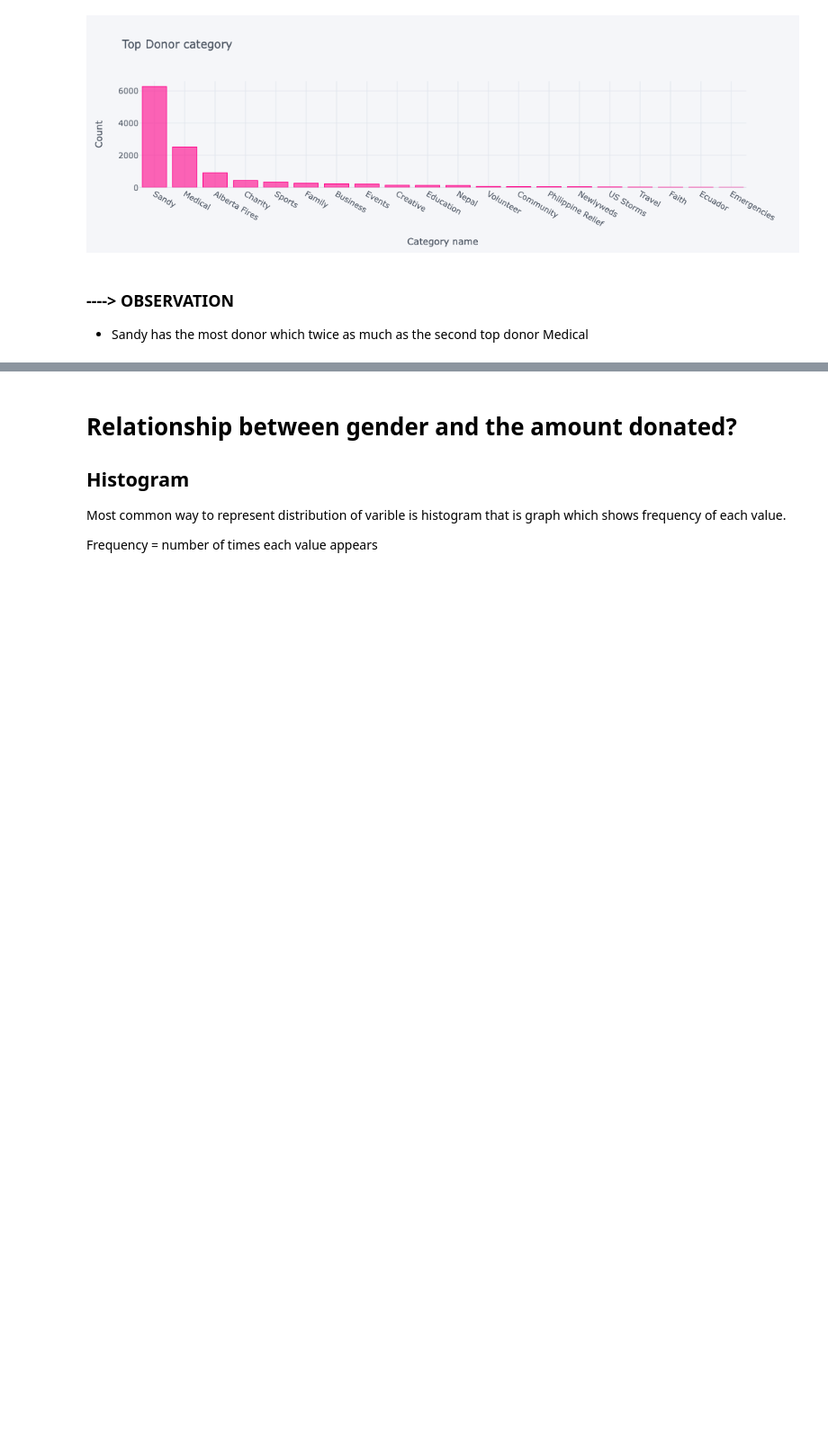
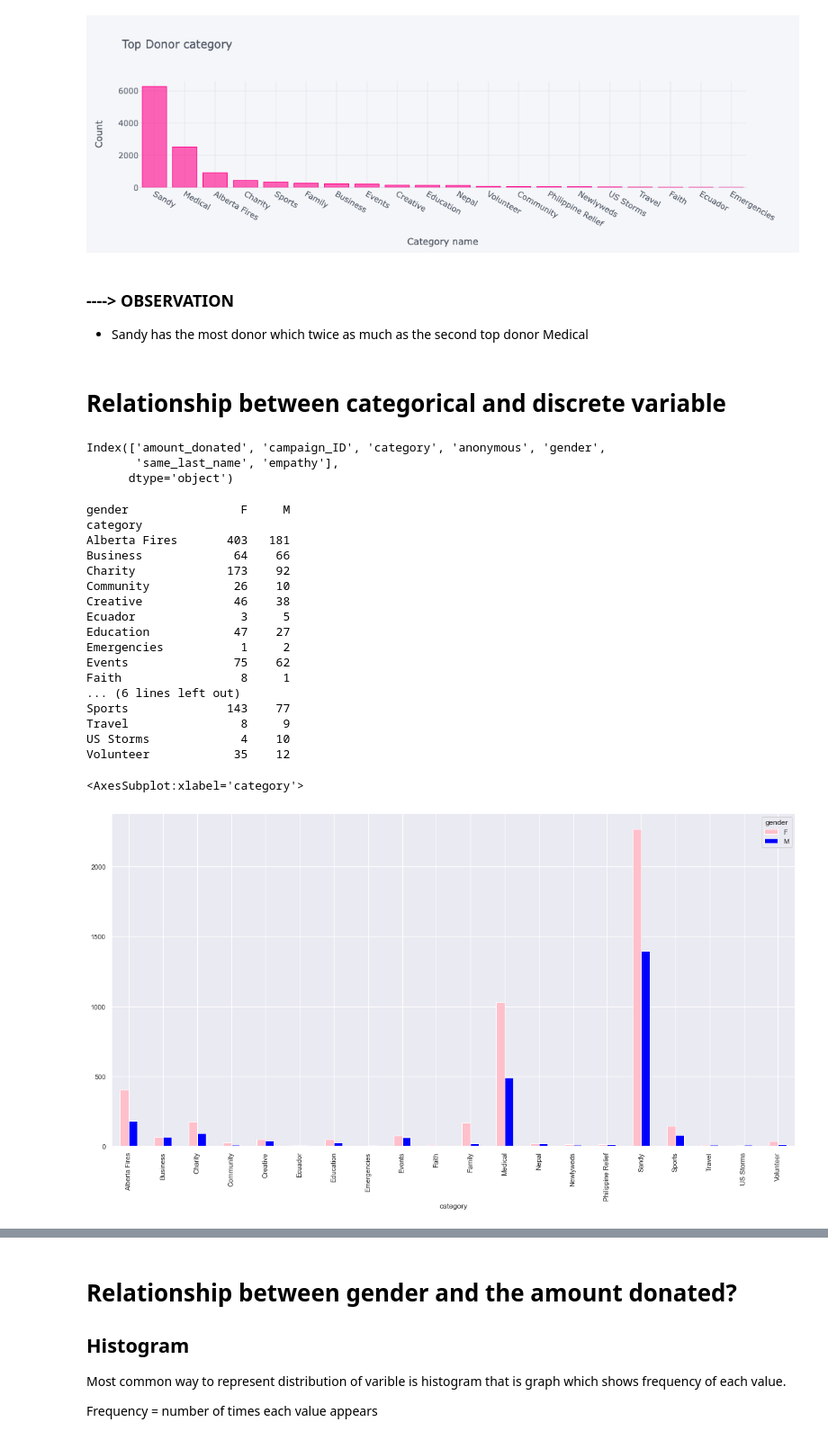
Before and after one commit to tnathu-ai/Oaktree, a Jupyter notebook: task.ipynb, the cells around one changed output, grey strips where cells are left out. Shown at 90% size. Drawn from its saved outputs; the diff is of its cells as text; code cells hidden in the pictures; blank space fills up the shorter version.

```diff
--- a/task.ipynb
+++ b/task.ipynb
@@ -329,3 +364,37 @@ temp.iplot(kind='bar', xTitle = 'Category name', yTitle = "Count", title = 'Top
 ### ----> OBSERVATION
 
 + Sandy has the most donor which twice as much as the second top donor Medical
+# %% [markdown]
+# Relationship between categorical and discrete variable
+# %%
+df.columns
+# %% [output]
+Index(['amount_donated', 'campaign_ID', 'category', 'anonymous', 'gender',
+       'same_last_name', 'empathy'],
+      dtype='object')
+# %%
+# Cross tabulation between catgory and gender
+CrosstabResult=pd.crosstab(index=df['category'],columns=df['gender'])
+print(CrosstabResult)
+
+CrosstabResult.plot.bar(color=["pink","blue"])
+# %% [output]
+gender                F     M
+category
+Alberta Fires       403   181
+Business             64    66
+Charity             173    92
+Community            26    10
+Creative             46    38
+Ecuador               3     5
+Education            47    27
+Emergencies           1     2
+Events               75    62
+Faith                 8     1
+... (6 lines left out)
+Sports              143    77
+Travel                8     9
+US Storms             4    10
+Volunteer            35    12
+<AxesSubplot:xlabel='category'>
+[figure, added]
```
Also changed, not shown: parts of 11 cells of this notebook.
